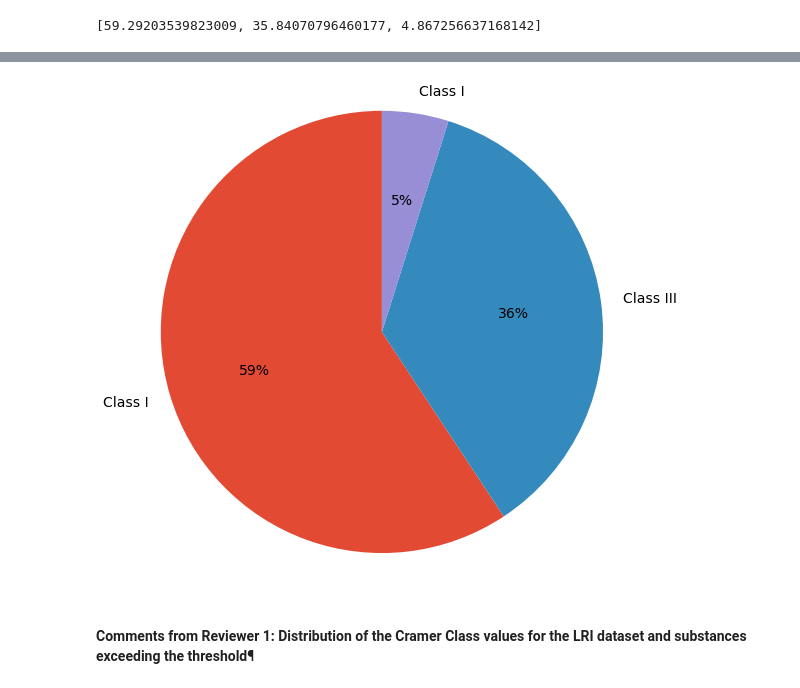
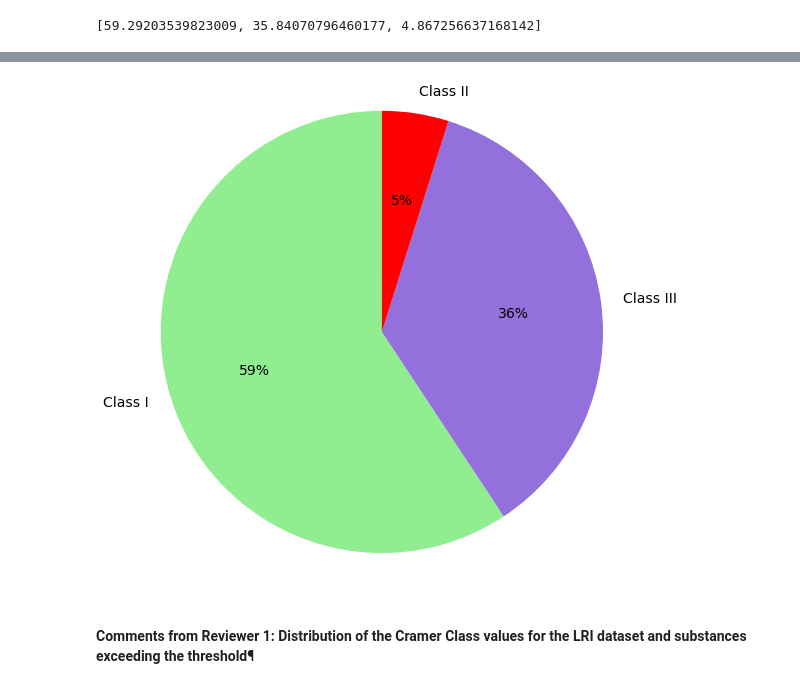
Before and after one commit to g-patlewicz/ttc_exclusions, a Jupyter notebook: notebooks/11_gp_ELSIE_TTC.ipynb, the cells around one changed output, grey strips where cells are left out. Saved outputs shown, nothing was run; the diff lists cells and outputs as text; code cells hidden in the pictures.

```diff
--- a/notebooks/11_gp_ELSIE_TTC.ipynb
+++ b/notebooks/11_gp_ELSIE_TTC.ipynb
@@ -358,16 +374,20 @@ Name: Cramer rules, dtype: int64
 # %%
 plt.style.use('ggplot')
-labels = ['Class I', 'Class III', 'Class I']
+labels = ['Class I', 'Class III', 'Class II']
 sizes = [e*100 for e in cramer_elsie['Cramer rules'].value_counts(normalize = True).tolist()]
 #explode = (0, 0.1, 0, 0)  # only "explode" the 2nd slice (i.e. 'Hogs')
+colours = {'Class I' :'lightgreen', 'Class III' : 'mediumpurple', 'Class II' : 'red'}
 
 fig1, ax1 = plt.subplots(figsize = (10,9))
-ax1.pie(sizes,  labels=labels, autopct='%1.0f%%',
+
+ax1.pie(sizes,
+          labels=labels,
+          colors=[colours[key] for key in labels], autopct='%1.0f%%',
         shadow=False, startangle=90, textprops = {'fontsize': 14})
 ax1.axis('equal')  # Equal aspect ratio ensures that pie is drawn as a circle.
 fig1.savefig(figures_dir+'ELSIE_Cramer_counts_pie.png', dpi = 300)
 # %% [output]
-[figure, old version]
+[figure, new version]
 # %% [markdown]
 #### Comments from Reviewer 1: Distribution of the Cramer Class values for the LRI dataset and substances exceeding the threshold¶
 # %%
```
Also changed, not shown: parts of 2 cells of this notebook, 1 other file.
